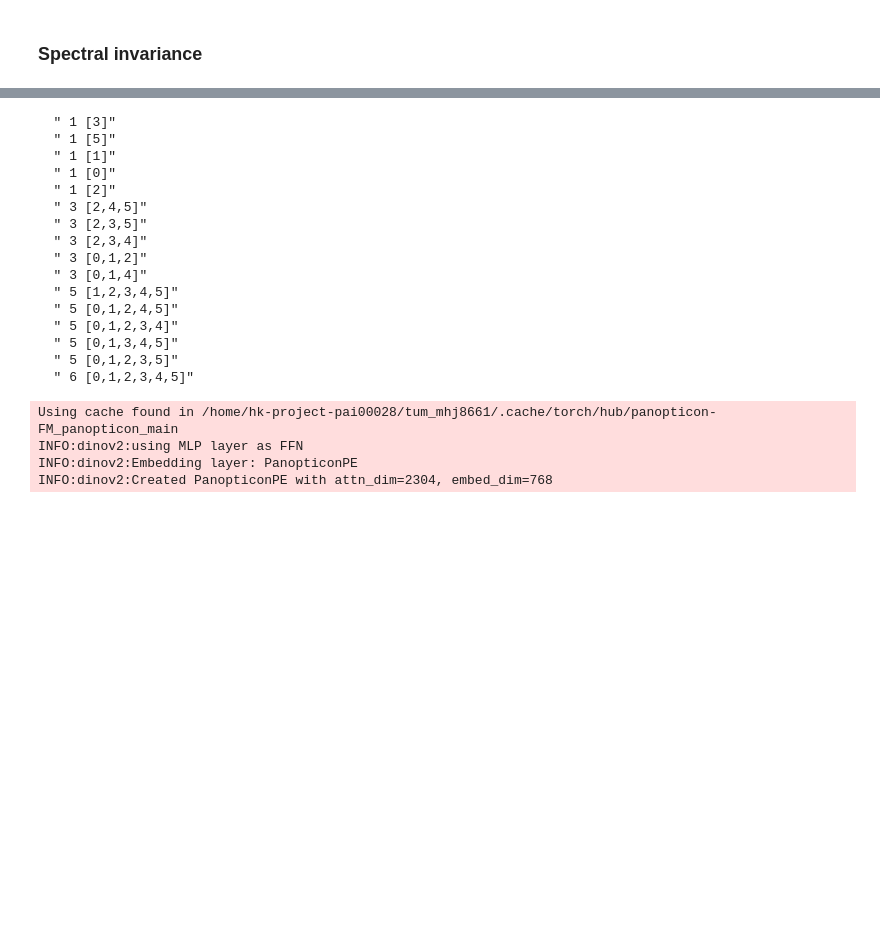
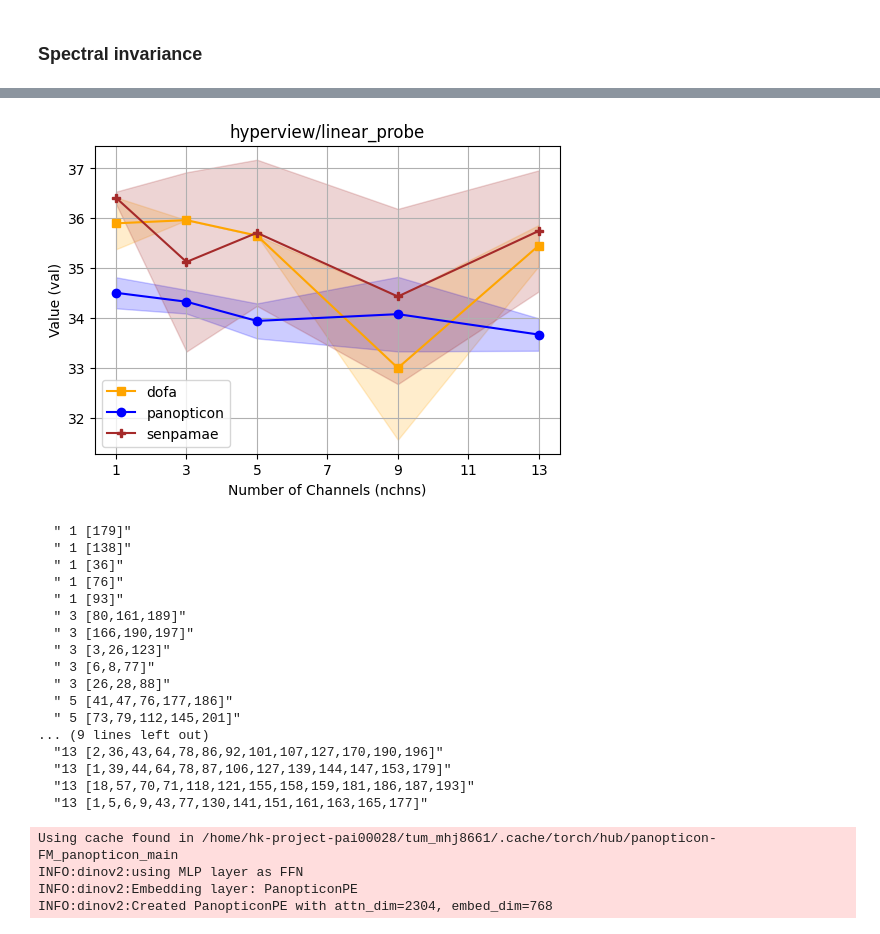
Before and after one commit to geobreeze/geobreeze, a Jupyter notebook: gb.ipynb, the cells around one changed output, grey strips where cells are left out. Cells and saved outputs as stored; diff of their text form; code cells hidden in the pictures; blank space fills up the shorter version.

```diff
--- a/gb.ipynb
+++ b/gb.ipynb
@@ -22,0 +25,16 @@ def get_aestetics(model):
+# %%
+import yaml
+from geobreeze.models.senpamae import create_srf_from_mu_std
+import torch
+import numpy as np
+
+p = '/home/hk-project-pai00028/tum_mhj8661/code/geobreeze/geobreeze/datasets/metadata/sensors/intuition.yaml'
+cfg = yaml.safe_load(open(p, 'r'))
+mus = [b['gaussian']['mu'] for b in cfg['bands'].values()]
+std = [b['gaussian']['sigma'] for b in cfg['bands'].values()]
+
+mus = torch.tensor(mus)
+std = torch.tensor(std)
+vals = create_srf_from_mu_std(mus, std)
+print(vals.shape)
+np.save('/home/hk-project-pai00028/tum_mhj8661/code/srfs/intuition.npy', vals.numpy(), )
@@ -1110,13 +1194,13 @@ import os
 
 root = '/hkfs/work/workspace/scratch/tum_mhj8661-panopticon/dino_logs/geobreeze/spec_inv/'
 
-def plot_spec_inv(ds_name):
+def plot_spec_inv(ds_name, metric='acc_top-1_micro'):
     p = os.path.join(root, ds_name)
     collect_csv(p)
     df = pd.read_csv(os.path.join(p,'results.csv')).drop(columns=['Unnamed: 0'])
 
 
-    df = df[df['metric'] == 'acc_top-1_micro']
+    df = df[df['metric'] == metric]
     df['model'] = df['relpath'].apply(lambda x: x.split('/')[0])
     df['nchns'] = df['relpath'].apply(lambda x: x.split('/')[1])
 
@@ -1151,8 +1235,3 @@ def plot_spec_inv(ds_name):
     plt.legend()
     plt.grid(True)
     plt.show()
-
-plot_spec_inv('m-eurosat/knn')
-plot_spec_inv('m-forestnet/knn')
-plot_spec_inv('m-eurosat/linear_probe')
-plot_spec_inv('m-forestnet/linear_probe')
@@ -1164,11 +1248,15 @@ plot_spec_inv('m-forestnet/linear_probe')
+# %%
+plot_spec_inv('hyperview/linear_probe', metric='MSE')
+# %% [output]
+[figure, added]
 # %%
 """ generate random channel combinations"""
 
 import numpy as np
 import math
 
-all_chns = 6
-n_chns = [1,3,5,6]
+all_chns = 202
+n_chns = [1,3,5,9,13]
 subsets_per_n_chns = 5
 
 for chn in n_chns:
@@ -1189,22 +1277,23 @@ for chn in n_chns:
 
         print(f'  \"{chn:2d} {str(list(chns)).replace(" ","")}\"')
 # %% [output]
-  " 1 [3]"
-  " 1 [5]"
-  " 1 [1]"
-  " 1 [0]"
-  " 1 [2]"
-  " 3 [2,4,5]"
-  " 3 [2,3,5]"
-  " 3 [2,3,4]"
-  " 3 [0,1,2]"
-  " 3 [0,1,4]"
-  " 5 [1,2,3,4,5]"
-  " 5 [0,1,2,4,5]"
-  " 5 [0,1,2,3,4]"
-  " 5 [0,1,3,4,5]"
-  " 5 [0,1,2,3,5]"
-  " 6 [0,1,2,3,4,5]"
+  " 1 [179]"
+  " 1 [138]"
+  " 1 [36]"
+  " 1 [76]"
+  " 1 [93]"
+  " 3 [80,161,189]"
+  " 3 [166,190,197]"
+  " 3 [3,26,123]"
+  " 3 [6,8,77]"
+  " 3 [26,28,88]"
+  " 5 [41,47,76,177,186]"
+  " 5 [73,79,112,145,201]"
+... (9 lines left out)
+  "13 [2,36,43,64,78,86,92,101,107,127,170,190,196]"
+  "13 [1,39,44,64,78,87,106,127,139,144,147,153,179]"
+  "13 [18,57,70,71,118,121,155,158,159,181,186,187,193]"
+  "13 [1,5,6,9,43,77,130,141,151,161,163,165,177]"
 # %%
 from omegaconf import OmegaConf, open_dict
 from geobreeze.factory import make_model
```
Also changed, not shown: parts of 10 cells of this notebook, 14 other files.
